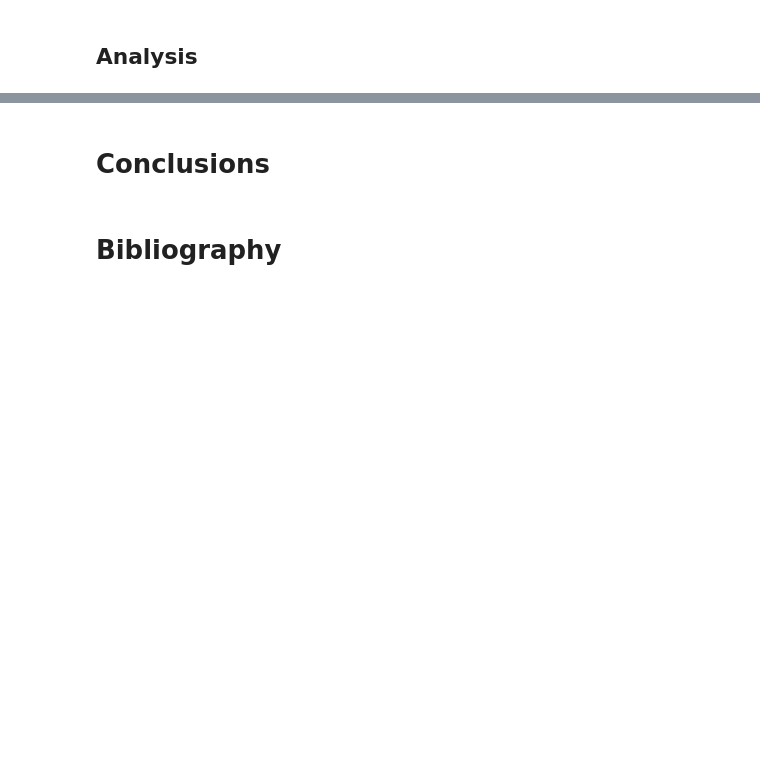
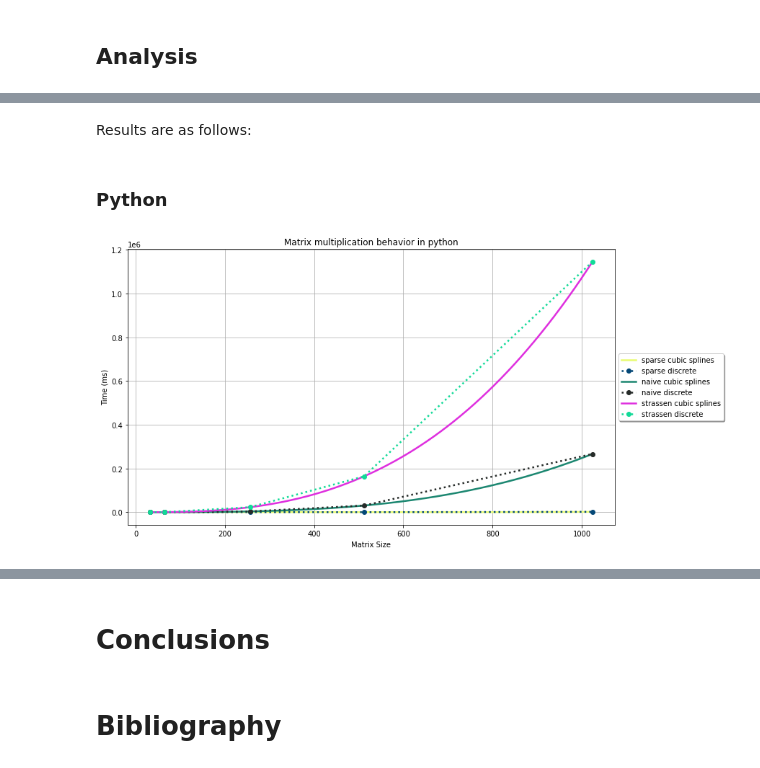
Before and after one commit to Drew138/numerical-analysis, a Jupyter notebook: Big Matrix Multiplication and Its Applications.ipynb, the cells around one changed output, grey strips where cells are left out. Drawn from its saved outputs; the diff is of its cells as text; code cells hidden in the pictures; blank space fills up the shorter version.

Commit message:
added graphing functions to the analysis section in the jupyter notebook

```diff
--- a/Big Matrix Multiplication and Its Applications.ipynb
+++ b/Big Matrix Multiplication and Its Applications.ipynb
@@ -148,26 +174,20 @@ Initially, we start by loading our benchmark times recorded by our implementatio
 # %%
-import pandas as pd
-# load data from benchmarks.csv
-dataframe = pd.read_csv("benchmarks.csv")
-cpp_measurements = dataframe[dataframe["language"] == "cpp"]
-python_measurements = dataframe[dataframe["language"] == "python"]
-julia_measurements = dataframe[dataframe["language"] == "julia"]
-# python_measurements
-python_measurements_Hamrle1 = python_measurements[python_measurements["matrix"] == "Hamrle1.mtx"]
-python_measurements_GD99_b = python_measurements[python_measurements["matrix"] == "GD99_b.mtx"]
-python_measurements_can_256 = python_measurements[python_measurements["matrix"] == "can_256.mtx"]
-python_measurements_dwa512 = python_measurements[python_measurements["matrix"] == "dwa512.mtx"]
-python_measurements_delaunay_n10 = python_measurements[python_measurements["matrix"] == "delaunay_n10.mtx"]
-# cpp_measurements
-cpp_measurements_Hamrle1 = cpp_measurements[cpp_measurements["matrix"] == "Hamrle1.mtx"]
-cpp_measurements_GD99_b = cpp_measurements[cpp_measurements["matrix"] == "GD99_b.mtx"]
-cpp_measurements_can_256 = cpp_measurements[cpp_measurements["matrix"] == "can_256.mtx"]
-cpp_measurements_dwa512 = cpp_measurements[cpp_measurements["matrix"] == "dwa512.mtx"]
-cpp_measurements_delaunay_n10 = cpp_measurements[cpp_measurements["matrix"] == "delaunay_n10.mtx"]
-# julia_measurements
-julia_measurements_Hamrle1 = julia_measurements[julia_measurements["matrix"] == "Hamrle1.mtx"]
-julia_measurements_GD99_b = julia_measurements[julia_measurements["matrix"] == "GD99_b.mtx"]
-julia_measurements_can_256 = julia_measurements[julia_measurements["matrix"] == "can_256.mtx"]
-julia_measurements_dwa512 = julia_measurements[julia_measurements["matrix"] == "dwa512.mtx"]
-julia_measurements_delaunay_n10 = julia_measurements[julia_measurements["matrix"] == "delaunay_n10.mtx"]
+def parse_data(language, dataframe):
+    measurements = dataframe[dataframe["language"] == language]
+    columns = dataframe.columns
+    dfs = []
+    for algorithm in measurements.algorithm.unique():
+        tmp_df = measurements[measurements["algorithm"] == algorithm]
+        algorithm_dataframes = []
+        for matrix in measurements.matrix.unique():
+            matrix_df = tmp_df[tmp_df["matrix"] == matrix]
+            algorithm_dataframes.append([
+                matrix_df.iloc[0]["language"],
+                matrix_df.iloc[0]["algorithm"],
+                matrix_df.iloc[0]["matrix"],
+                matrix_df.iloc[0]["matrix_size"],
+                matrix_df.iloc[0]["time"].mean()
+            ])
+        dfs.append(pd.DataFrame(algorithm_dataframes, columns=columns))
+    return dfs
 # %% [markdown]
@@ -346,0 +248,8 @@ dataframe.head(1).values.flatten().tolist()
+# %% [markdown]
+ Results are as follows:
+# %% [markdown]
+### Python
+# %%
+plot_language(python_dfs)
+# %% [output]
+[figure, added]
```
Also changed, not shown: parts of 25 cells of this notebook, 2 other files.
